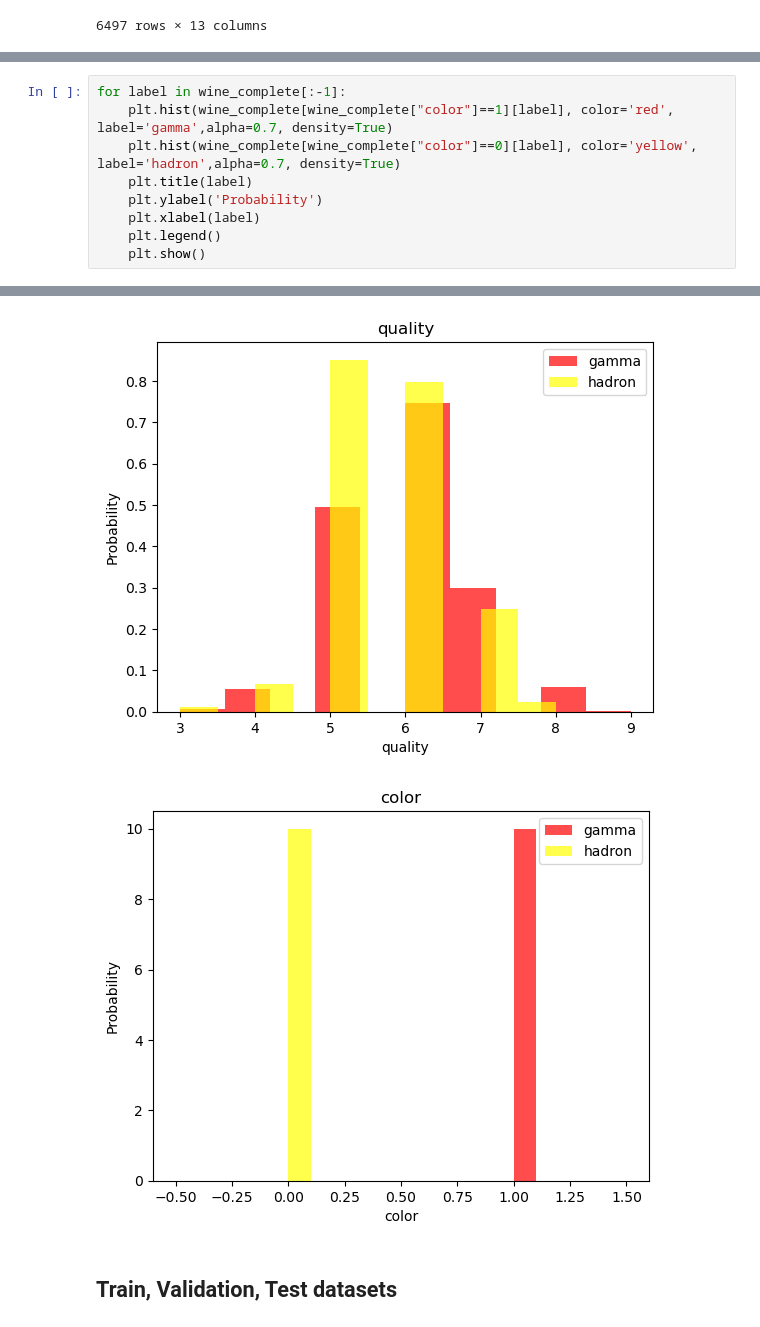
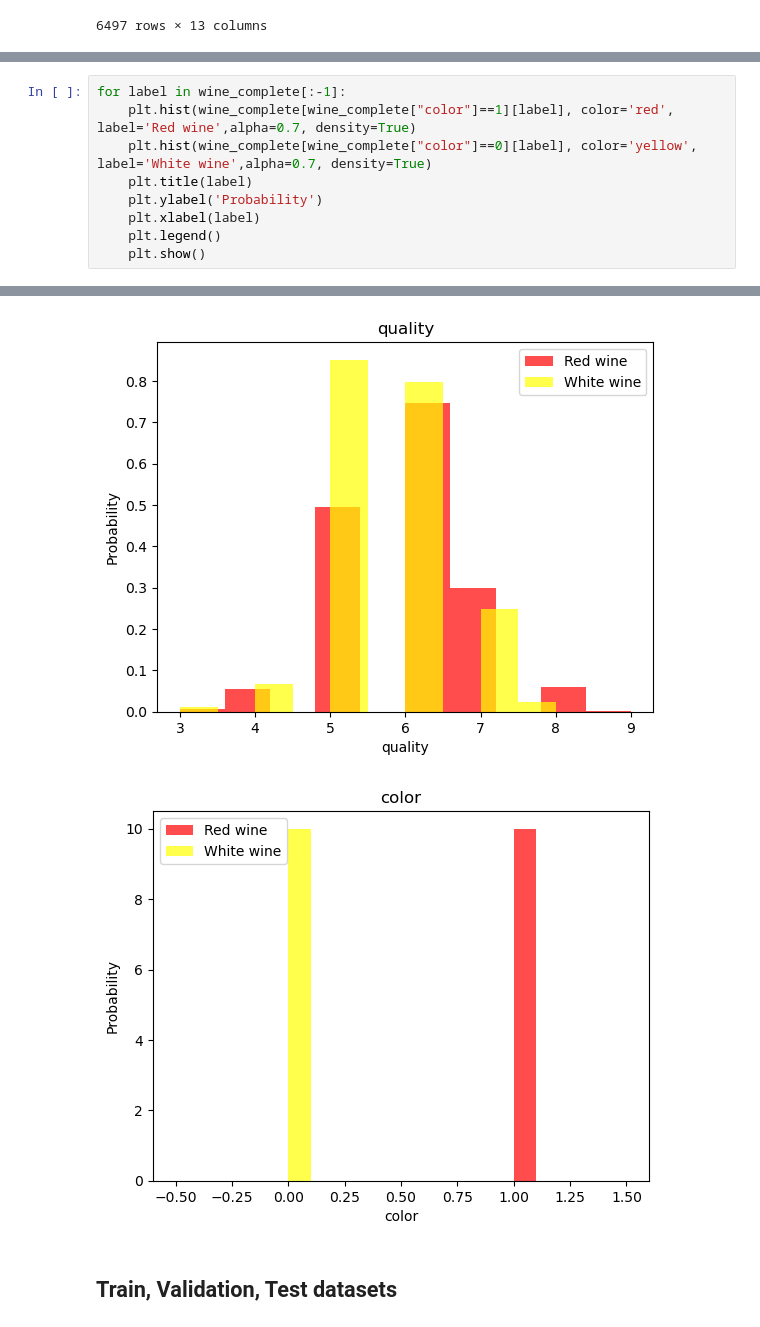
Before and after one commit to bsabar/finalproject-wine-quality-prediction, a Jupyter notebook: ML_Wine_Quality_Prediction.ipynb, the cells around one changed output, grey strips where cells are left out. Cells and saved outputs as stored; diff of their text form.

```diff
--- a/ML_Wine_Quality_Prediction.ipynb
+++ b/ML_Wine_Quality_Prediction.ipynb
@@ -185,7 +190,7 @@ wine_complete
 # %%
 for label in wine_complete[:-1]:
-    plt.hist(wine_complete[wine_complete["color"]==1][label], color='red', label='gamma',alpha=0.7, density=True)
-    plt.hist(wine_complete[wine_complete["color"]==0][label], color='yellow', label='hadron',alpha=0.7, density=True)
+    plt.hist(wine_complete[wine_complete["color"]==1][label], color='red', label='Red wine',alpha=0.7, density=True)
+    plt.hist(wine_complete[wine_complete["color"]==0][label], color='yellow', label='White wine',alpha=0.7, density=True)
     plt.title(label)
     plt.ylabel('Probability')
     plt.xlabel(label)
@@ -206,5 +211,5 @@ for label in wine_complete[:-1]:
-[figure, old version]
+[figure, new version]
-[figure, old version]
+[figure, new version]
 # %% [markdown]
 ## Train, Validation, Test datasets
 # %%
```
Also changed, not shown: parts of 7 cells of this notebook, 3 other files.
